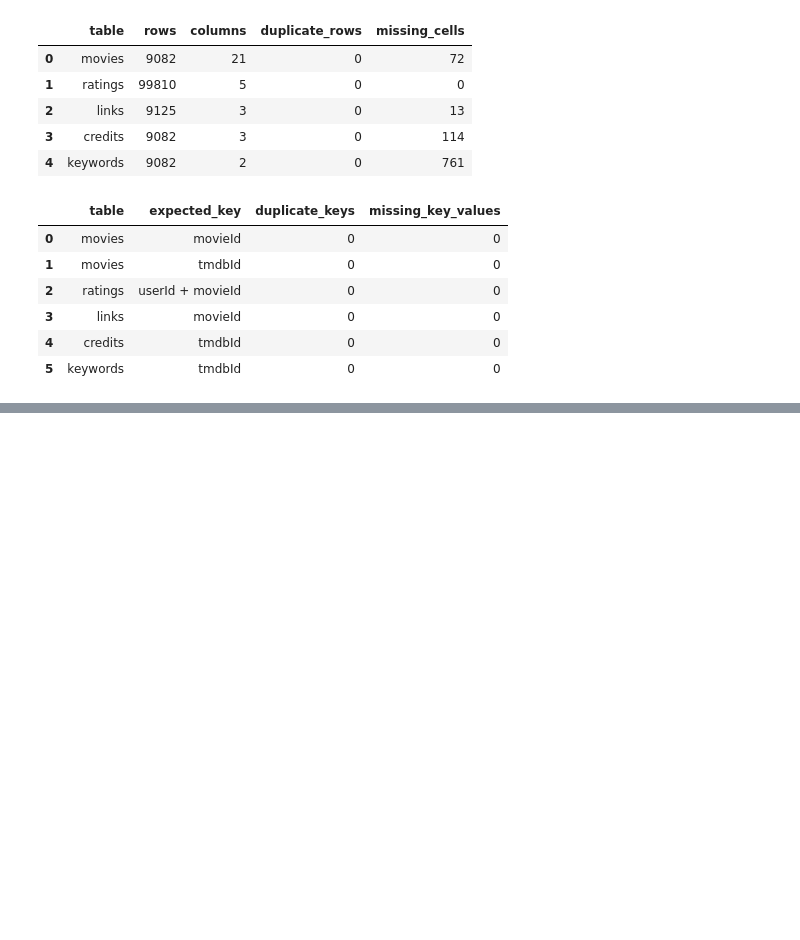
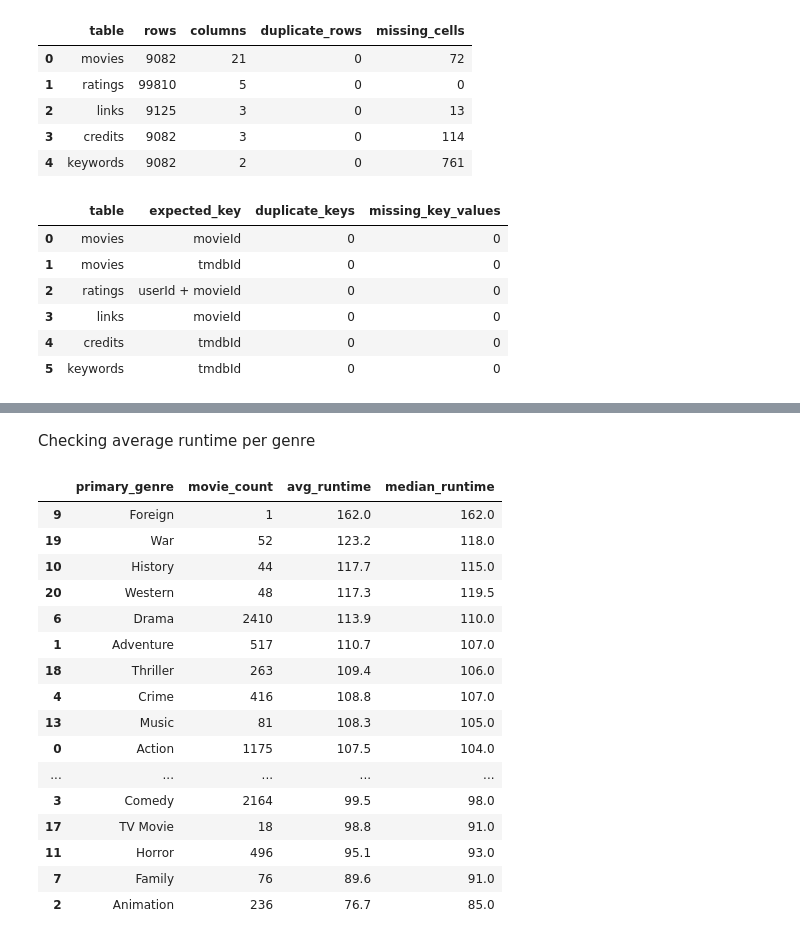
Before and after one commit to tmack92/mackay_tim_ban5003_sem_project_movies, a Jupyter notebook: notebooks/ban5003project.ipynb, the cells around one changed output, grey strips where cells are left out. Cells and saved outputs as stored; diff of their text form; code cells hidden in the pictures; blank space fills up the shorter version.

```diff
--- a/notebooks/ban5003project.ipynb
+++ b/notebooks/ban5003project.ipynb
@@ -230,0 +288,37 @@ Furhter profiling:
+# %% [markdown]
+Checking average runtime per genre
+# %%
+valid_rt = movie_reviews[movie_reviews["runtime"] > 0]
+
+
+genre_runtime = (
+    valid_rt.assign(primary_genre=valid_rt["primary_genre"].fillna("Missing"))
+    .groupby("primary_genre", as_index=False)
+    .agg(
+        movie_count=("movieId", "count"),
+        avg_runtime=("runtime", "mean"),
+        median_runtime=("runtime", "median")
+    )
+    .sort_values("avg_runtime", ascending=False)
+)
+
+genre_runtime["avg_runtime"] = genre_runtime["avg_runtime"].round(1)
+display(genre_runtime)
+# %% [output]
+|  | primary_genre | movie_count | avg_runtime | median_runtime |
+| 9 | Foreign | 1 | 162.0 | 162.0 |
+| 19 | War | 52 | 123.2 | 118.0 |
+| 10 | History | 44 | 117.7 | 115.0 |
+| 20 | Western | 48 | 117.3 | 119.5 |
+| 6 | Drama | 2410 | 113.9 | 110.0 |
+| 1 | Adventure | 517 | 110.7 | 107.0 |
+| 18 | Thriller | 263 | 109.4 | 106.0 |
+| 4 | Crime | 416 | 108.8 | 107.0 |
+| 13 | Music | 81 | 108.3 | 105.0 |
+| 0 | Action | 1175 | 107.5 | 104.0 |
+| ... | ... | ... | ... | ... |
+| 3 | Comedy | 2164 | 99.5 | 98.0 |
+| 17 | TV Movie | 18 | 98.8 | 91.0 |
+| 11 | Horror | 496 | 95.1 | 93.0 |
+| 7 | Family | 76 | 89.6 | 91.0 |
+| 2 | Animation | 236 | 76.7 | 85.0 |
```
Also changed, not shown: parts of 5 cells of this notebook, 4 other files.
